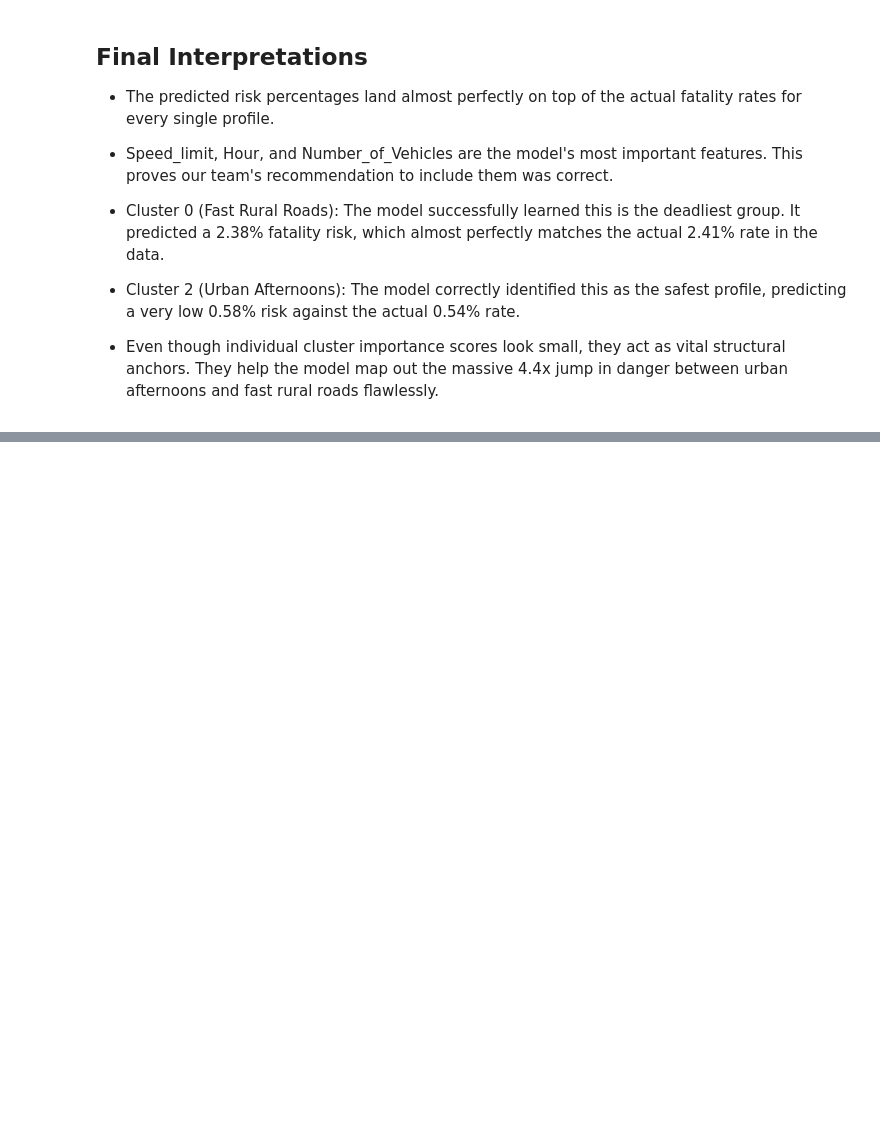
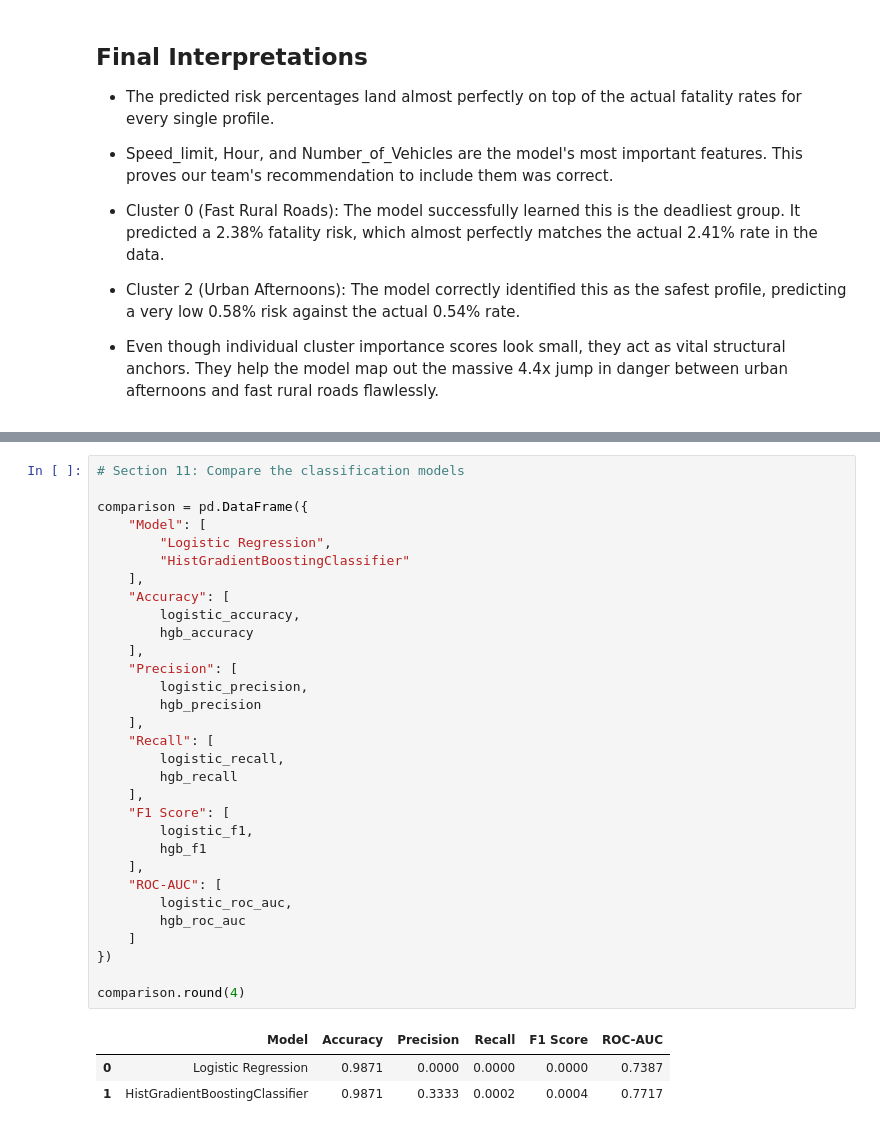
Before and after one commit to AmiJoba22/uk_road_safety_datapipe, a Jupyter notebook: models/supervised_regression.ipynb, the cells around one changed output, grey strips where cells are left out. Saved outputs shown, nothing was run; the diff lists cells and outputs as text; blank space fills up the shorter version.

Commit message:
Add classification models and evaluation

```diff
--- a/models/supervised_regression.ipynb
+++ b/models/supervised_regression.ipynb
@@ -150,0 +318,35 @@ cluster_4.0           0.010752        0.010039
+# %%
+# Section 11: Compare the classification models
+
+comparison = pd.DataFrame({
+    "Model": [
+        "Logistic Regression",
+        "HistGradientBoostingClassifier"
+    ],
+    "Accuracy": [
+        logistic_accuracy,
+        hgb_accuracy
+    ],
+    "Precision": [
+        logistic_precision,
+        hgb_precision
+    ],
+    "Recall": [
+        logistic_recall,
+        hgb_recall
+    ],
+    "F1 Score": [
+        logistic_f1,
+        hgb_f1
+    ],
+    "ROC-AUC": [
+        logistic_roc_auc,
+        hgb_roc_auc
+    ]
+})
+
+comparison.round(4)
+# %% [output]
+|  | Model | Accuracy | Precision | Recall | F1 Score | ROC-AUC |
+| 0 | Logistic Regression | 0.9871 | 0.0000 | 0.0000 | 0.0000 | 0.7387 |
+| 1 | HistGradientBoostingClassifier | 0.9871 | 0.3333 | 0.0002 | 0.0004 | 0.7717 |
```
Also changed, not shown: parts of 14 cells of this notebook.
